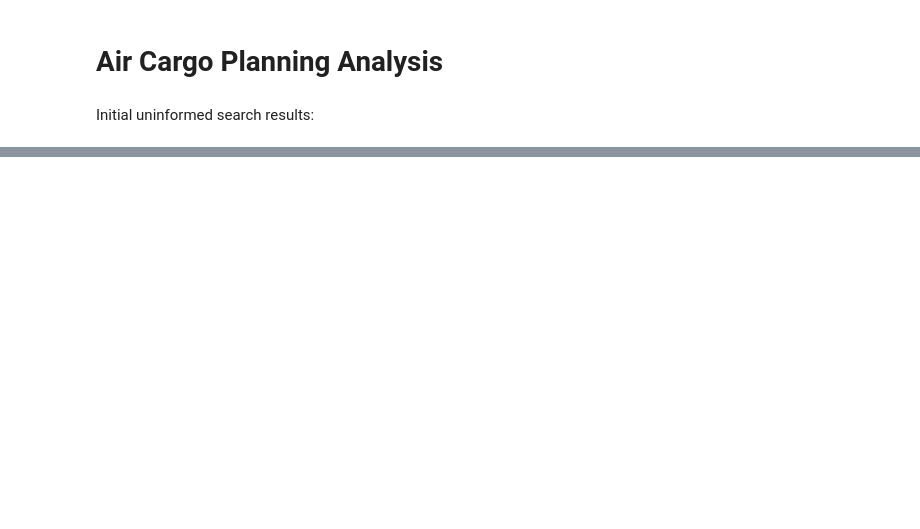
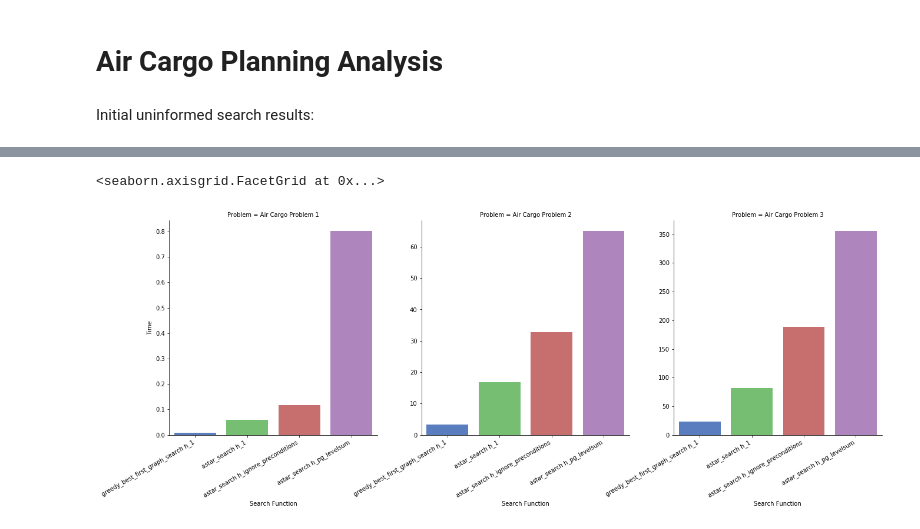
Before and after one commit to treybean/AIND-Planning, a Jupyter notebook: Planning Analysis.ipynb, the cells around one changed output, grey strips where cells are left out. Saved outputs shown, nothing was run; the diff lists cells and outputs as text; code cells hidden in the pictures; blank space fills up the shorter version.

```diff
--- a/Planning Analysis.ipynb
+++ b/Planning Analysis.ipynb
@@ -63,0 +104,21 @@ print(uninformed_search_results)
+# %%
+heuristic_search_data = [[problems[0], search_functions[5], 4229, 4230, 17023, 6, 3.887638661006349],
+                         [problems[0], search_functions[6], 7, 9, 28, 6, 0.008309947996167466],
+                         [problems[0], search_functions[7], 55, 57, 224, 6, 0.05923934999736957],
+                         [problems[0], search_functions[8], 42, 44, 176, 6, 0.11635388201102614],
+                         [problems[0], search_functions[9], 11, 13, 50, 6, 0.8033037379937014],
+                         [problems[1], search_functions[5]],
+                         [problems[1], search_functions[6], 990, 992, 8910, 17, 3.32226107599854],
+                         [problems[1], search_functions[7], 4852, 4854, 44030, 9, 16.73693438700866],
+                         [problems[1], search_functions[8], 3486, 3488, 31795, 9, 32.72852941699966],
+                         [problems[1], search_functions[9], 86, 88, 841, 9, 65.13100491200748],
+                         [problems[2], search_functions[5]],
+                         [problems[2], search_functions[6], 5578, 5580, 49150, 22, 22.83998760599934],
+                         [problems[2], search_functions[7], 18223, 18225, 159618, 12, 81.46614847800811],
+                         [problems[2], search_functions[8], 13903, 13905, 123148, 12, 188.6789382010029],
+                         [problems[2], search_functions[9], 325, 327, 3002, 12, 356.26150441900245],
+                        ]
+
+heuristic_search_results = pd.DataFrame(heuristic_search_data, columns=columns)
+
+display(heuristic_search_results)
@@ -63,0 +142,4 @@ print(uninformed_search_results)
+# %%
+excluded_heuristic_search_functions = ['recursive_best_first_search h_1']
+focussed_heuristic_results = heuristic_search_results[~heuristic_search_results['Search Function'].isin(excluded_heuristic_search_functions)]
+display(focussed_heuristic_results)
@@ -63,0 +160,7 @@ print(uninformed_search_results)
+# %%
+g = sns.factorplot(x="Search Function", y="Time", col="Problem", data=focussed_heuristic_results,
+                   size=6, kind="bar", palette="muted", sharey=False)
+g.set_xticklabels(horizontalalignment='right', rotation=30)
+# %% [output]
+<seaborn.axisgrid.FacetGrid at 0x...>
+[figure, added]
```
Also changed, not shown: parts of 10 cells of this notebook, 2 other files.
